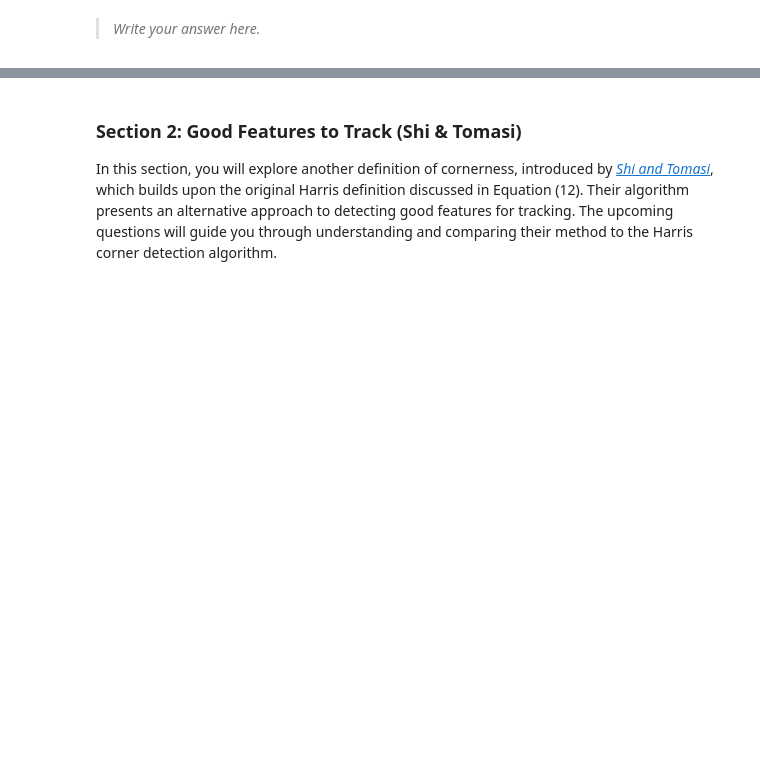
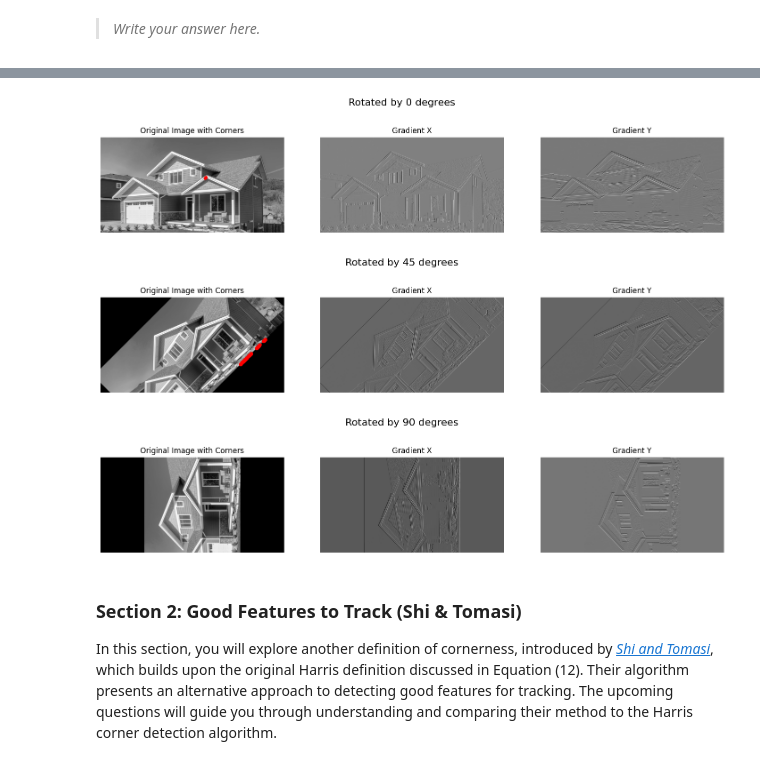
Before and after one commit to migueltmendes/Computer_vision_group66, a Jupyter notebook: cv1-lab-3-daoterog.ipynb, the cells around one changed output, grey strips where cells are left out. Drawn from its saved outputs; the diff is of its cells as text; code cells hidden in the pictures; blank space fills up the shorter version.

```diff
--- a/cv1-lab-3-daoterog.ipynb
+++ b/cv1-lab-3-daoterog.ipynb
@@ -383,3 +496,34 @@ Explain your answer and support it with your observations from both images.
+# %%
+
+# YOUR CODE HERE
+normalized_grayscale_image = convert_image_to_grayscale("images/house.jpg")
+
+sigma = 2
+threshold = 0.01
+
+# Sigma = 2, Threshold = 0.01
+harris_response, rows, columns = harris_corner_detector(normalized_grayscale_image, sigma=sigma, threshold=threshold)
+plot_harris_corner_detection_results(normalized_grayscale_image, rows, columns, suptitle="Rotated by 0 degrees", figsize=(18, 4))
+
+# Rotate image by 45 degrees
+center = tuple(np.array(normalized_grayscale_image.shape[::-1]) / 2)
+rotation_matrix = cv2.getRotationMatrix2D(center, 45, 1.0)
+rotated_image = cv2.warpAffine(normalized_grayscale_image, rotation_matrix, normalized_grayscale_image.shape[::-1], flags=cv2.INTER_LINEAR)
+
+harris_response, rows, columns = harris_corner_detector(rotated_image, sigma=sigma, threshold=threshold)
+plot_harris_corner_detection_results(rotated_image, rows, columns, suptitle="Rotated by 45 degrees", figsize=(18, 4))
+
+# Rotate image by 90 degrees
+center = tuple(np.array(normalized_grayscale_image.shape[::-1]) / 2)
+rotation_matrix = cv2.getRotationMatrix2D(center, 90, 1.0)
+rotated_image = cv2.warpAffine(normalized_grayscale_image, rotation_matrix, normalized_grayscale_image.shape[::-1], flags=cv2.INTER_LINEAR)
+
+harris_response, rows, columns = harris_corner_detector(rotated_image, sigma=sigma, threshold=threshold)
+plot_harris_corner_detection_results(rotated_image, rows, columns, suptitle="Rotated by 90 degrees", figsize=(18, 4))
+# %% [output]
+[figure, added]
+[figure, added]
+[figure, added]
 # %% [markdown]
 <a id="section-2"></a>
 ### **Section 2: Good Features to Track (Shi & Tomasi)**
```
Also changed, not shown: parts of 11 cells of this notebook.
